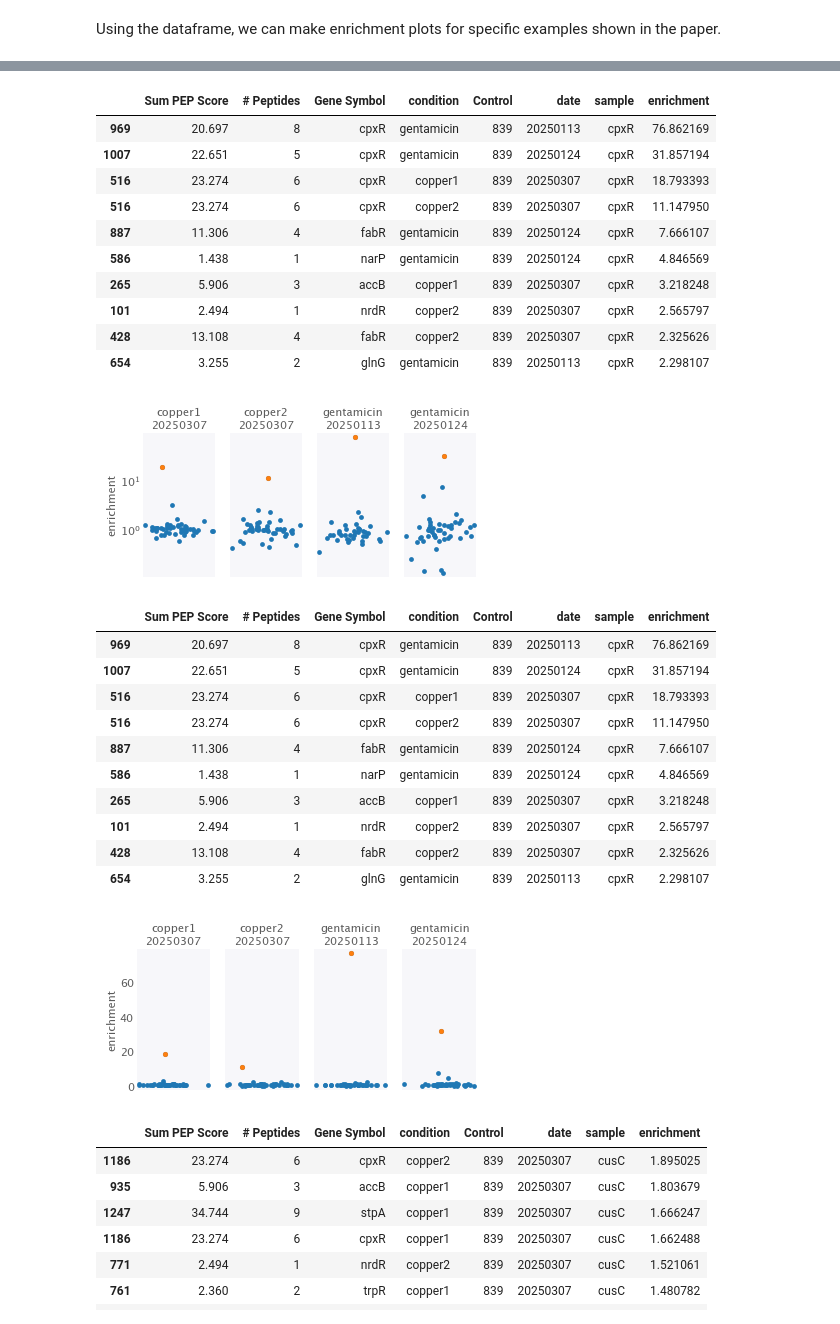
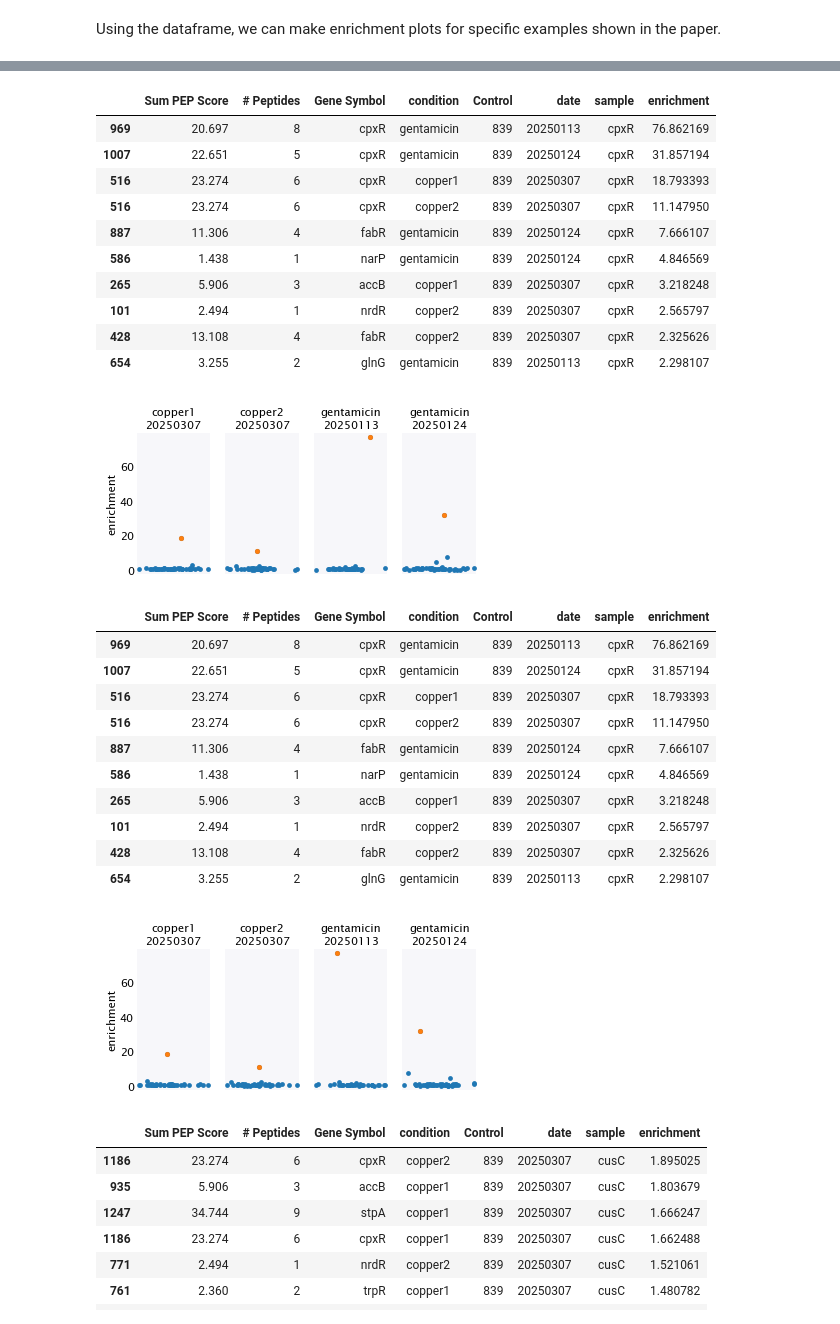
Before and after one commit to RPGroup-PBoC/reg-seq_env, a Jupyter notebook: code/analysis/mass-spec/parsing_mass_spec.ipynb, the cells around one changed output, grey strips where cells are left out. Drawn from its saved outputs; the diff is of its cells as text; code cells hidden in the pictures.

```diff
--- a/code/processing/mass-spec/parsing_mass_spec.ipynb
+++ b/code/analysis/mass-spec/parsing_mass_spec.ipynb
@@ -1285,7 +1285,7 @@ df_TF = pd.DataFrame({"name": name_list, 'synonyms':syn_list, 'type': type_list}
 # %% [markdown]
 Using the dataframe, we can make enrichment plots for specific examples shown in the paper.
 # %%
-def plot_mass_spec(df, sample, filter_binding_proteins=False, highlighted_genes=[], filter_control=None, yscale="log", sharey=True):
+def plot_mass_spec(df, sample, filter_binding_proteins=False, highlighted_genes=[], filter_control=None, yscale="log", sharey=True, filter_peptide=False):
 
     df_filtered = df[df['sample'] == sample]
 
@@ -1303,6 +1303,9 @@ def plot_mass_spec(df, sample, filter_binding_proteins=False, highlighted_genes=
             df_filtered = df_filtered[df_filtered['Control'] == filter_control]
         elif type(filter_control) == list:
             df_filtered = df_filtered[[y in filter_control for y in df_filtered['Control']]]
+
+    if filter_peptide:
+        df_filtered = df_filtered[df_filtered["# Peptides"] > 1]
 
 
     gdf = df_filtered.groupby(['condition', 'date'])
@@ -1335,19 +1433,19 @@ def plot_mass_spec(df, sample, filter_binding_proteins=False, highlighted_genes=
 # %%
-fig, ax, df = plot_mass_spec(df_combined, 'cpxR', filter_binding_proteins=True, highlighted_genes=['cpxR'], filter_control='839')
+fig, ax, df = plot_mass_spec(df_combined, 'cpxR', filter_binding_proteins=True, highlighted_genes=['cpxR'], filter_control='839', yscale="linear")
 df.head(10)
 # %% [output]
 |  | Sum PEP Score | # Peptides | Gene Symbol | condition | Control | date | sample | enrichment |
 | 969 | 20.697 | 8 | cpxR | gentamicin | 839 | 20250113 | cpxR | 76.862169 |
 | 1007 | 22.651 | 5 | cpxR | gentamicin | 839 | 20250124 | cpxR | 31.857194 |
 | 516 | 23.274 | 6 | cpxR | copper1 | 839 | 20250307 | cpxR | 18.793393 |
 | 516 | 23.274 | 6 | cpxR | copper2 | 839 | 20250307 | cpxR | 11.147950 |
 | 887 | 11.306 | 4 | fabR | gentamicin | 839 | 20250124 | cpxR | 7.666107 |
 | 586 | 1.438 | 1 | narP | gentamicin | 839 | 20250124 | cpxR | 4.846569 |
 | 265 | 5.906 | 3 | accB | copper1 | 839 | 20250307 | cpxR | 3.218248 |
 | 101 | 2.494 | 1 | nrdR | copper2 | 839 | 20250307 | cpxR | 2.565797 |
 | 428 | 13.108 | 4 | fabR | copper2 | 839 | 20250307 | cpxR | 2.325626 |
 | 654 | 3.255 | 2 | glnG | gentamicin | 839 | 20250113 | cpxR | 2.298107 |
-[figure, old version]
+[figure, new version]
 # %%
 fig, ax, df = plot_mass_spec(df_combined, 'cpxR', filter_binding_proteins=True, highlighted_genes=['cpxR'], filter_control='839', yscale="linear")
 fig.savefig("../../../figures/cpxR_mass-spec.pdf")
@@ -1364,7 +1462,7 @@ df.head(10)
 | 101 | 2.494 | 1 | nrdR | copper2 | 839 | 20250307 | cpxR | 2.565797 |
 | 428 | 13.108 | 4 | fabR | copper2 | 839 | 20250307 | cpxR | 2.325626 |
 | 654 | 3.255 | 2 | glnG | gentamicin | 839 | 20250113 | cpxR | 2.298107 |
-[figure, old version]
+[figure, new version]
 # %%
 fig, ax, df = plot_mass_spec(df_combined, 'cusC', filter_binding_proteins=True, yscale="linear")# highlighted_genes=['cpxR'], filter_control='839')
 df.head(10)
```
Also changed, not shown: parts of 7 cells of this notebook, 10 other files.
